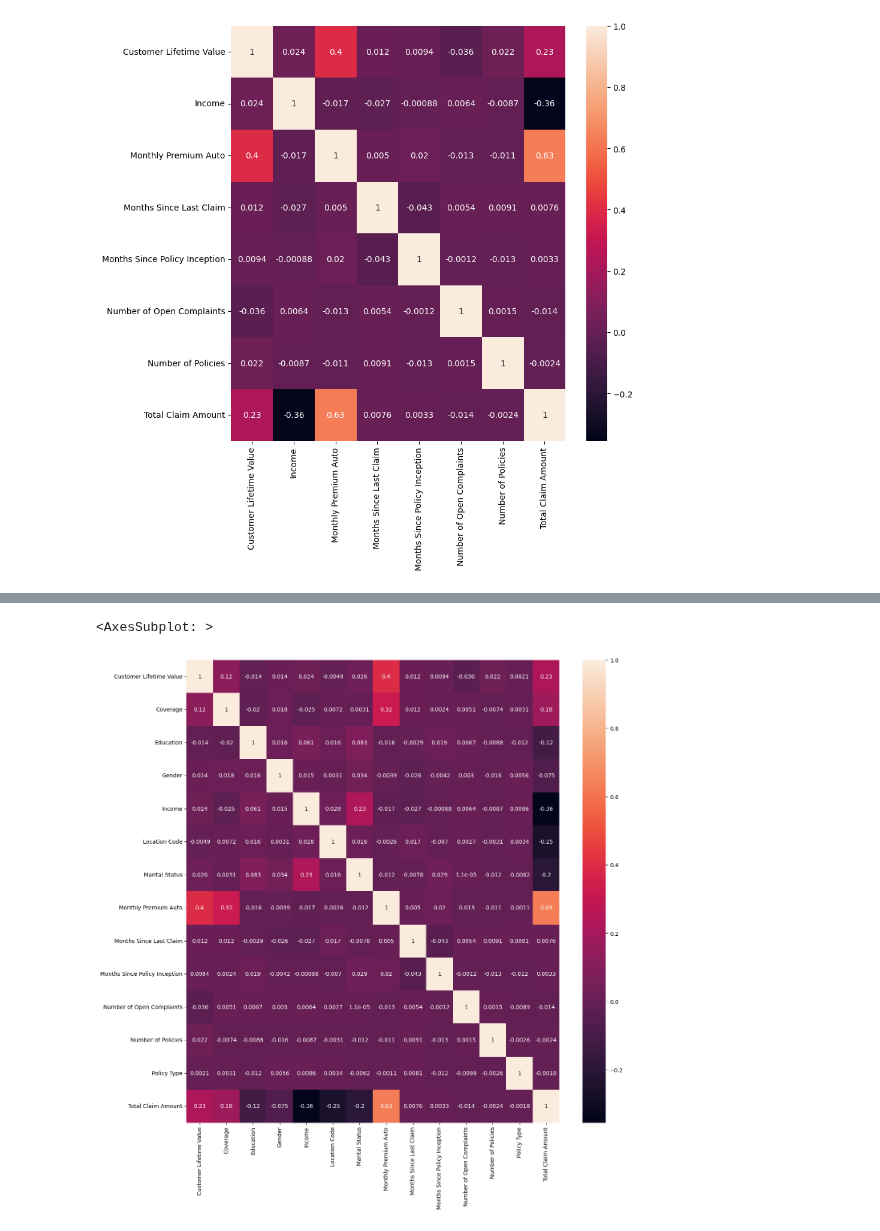
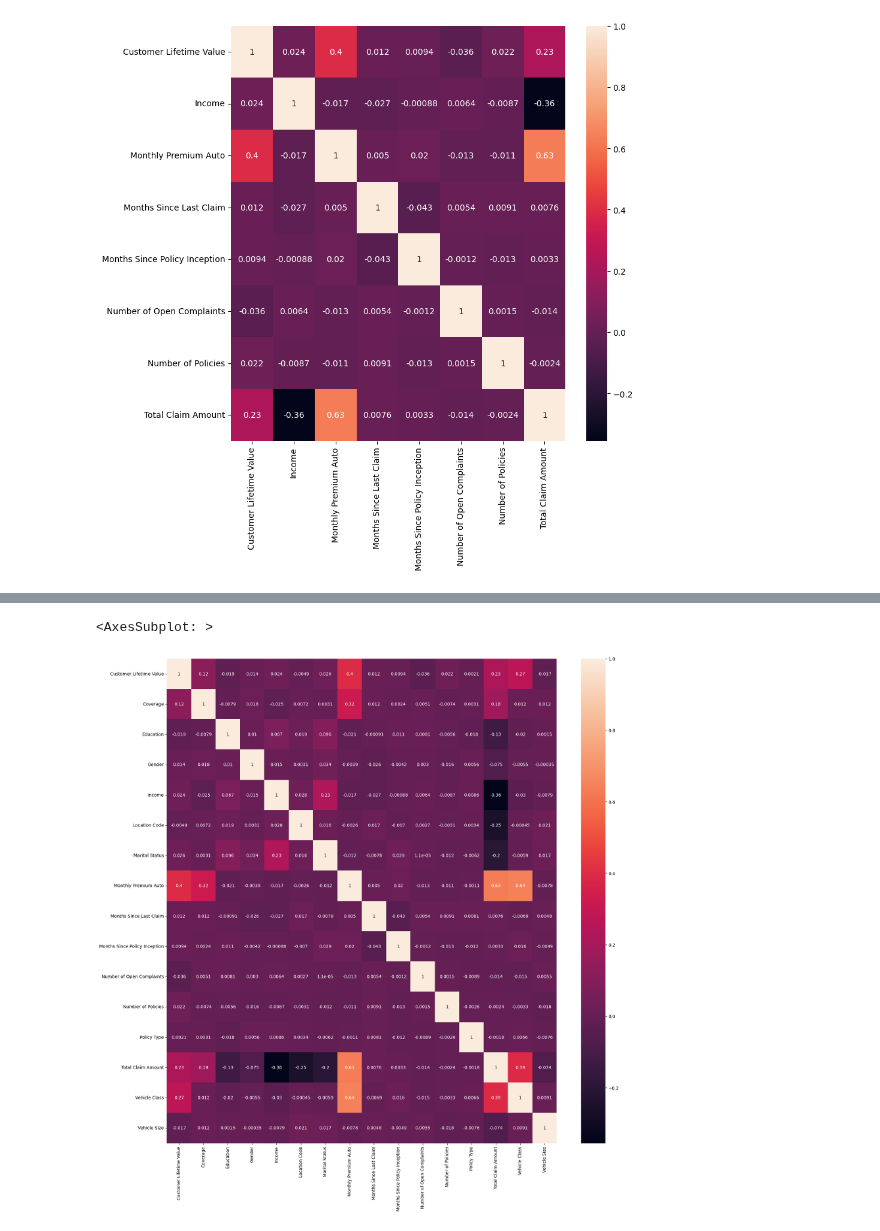
Before and after one commit to alexiaddiaz0907/DSC410, a Jupyter notebook: DSC410_week3.ipynb, the cells around one changed output, grey strips where cells are left out. Cells and saved outputs as stored; diff of their text form; code cells hidden in the pictures.

```diff
--- a/DSC410_week3.ipynb
+++ b/DSC410_week3.ipynb
@@ -126,7 +126,7 @@ print(data['Coverage'])
 Name: Coverage, Length: 9134, dtype: int64
 # %%
 # Changing Category data to numerical
-data['Education'] = data['Education'].map({'College':1, 'High School or Below':0,'Bachelor': 2, 'Master':3})
+data['Education'] = data['Education'].map({'College':1, 'High School or Below':0,'Bachelor': 2, 'Master':3, 'Doctor':4})
 
 # Display modified DataFrame
 print(data['Education'])
@@ -200,3 +200,9 @@ print(data['Policy Type'])
 9132    0
 9133    1
 Name: Policy Type, Length: 9134, dtype: int64
+# %%
+# Changing Category data to numerical
+data['Vehicle Size'] = data['Vehicle Size'].map({'Medsize': 1, 'Small': 0, 'Large':2})
+
+# Display modified DataFrame
+print(data['Vehicle Size'])
@@ -202,0 +222,6 @@ Name: Policy Type, Length: 9134, dtype: int64
+# %%
+# Changing Category data to numerical
+data['Vehicle Class'] = data['Vehicle Class'].map({'Four-Door Car': 1, 'Two-Door Car': 0, 'SUV':2, 'Luxury Car':3, 'Luxury SUV':4, 'Sports Car':5})
+
+# Display modified DataFrame
+print(data['Vehicle Class'])
@@ -271,7 +332,7 @@ data.corr()
 # %%
 #Plot corrlation matrix for better understanding
-plt.figure(figsize=(15,15))
+plt.figure(figsize=(20,20))
 sns.heatmap(data.corr(), annot=True)
 # %% [output]
 <AxesSubplot: >
-[figure, old version]
+[figure, new version]
```
Also changed, not shown: parts of 12 cells of this notebook.
